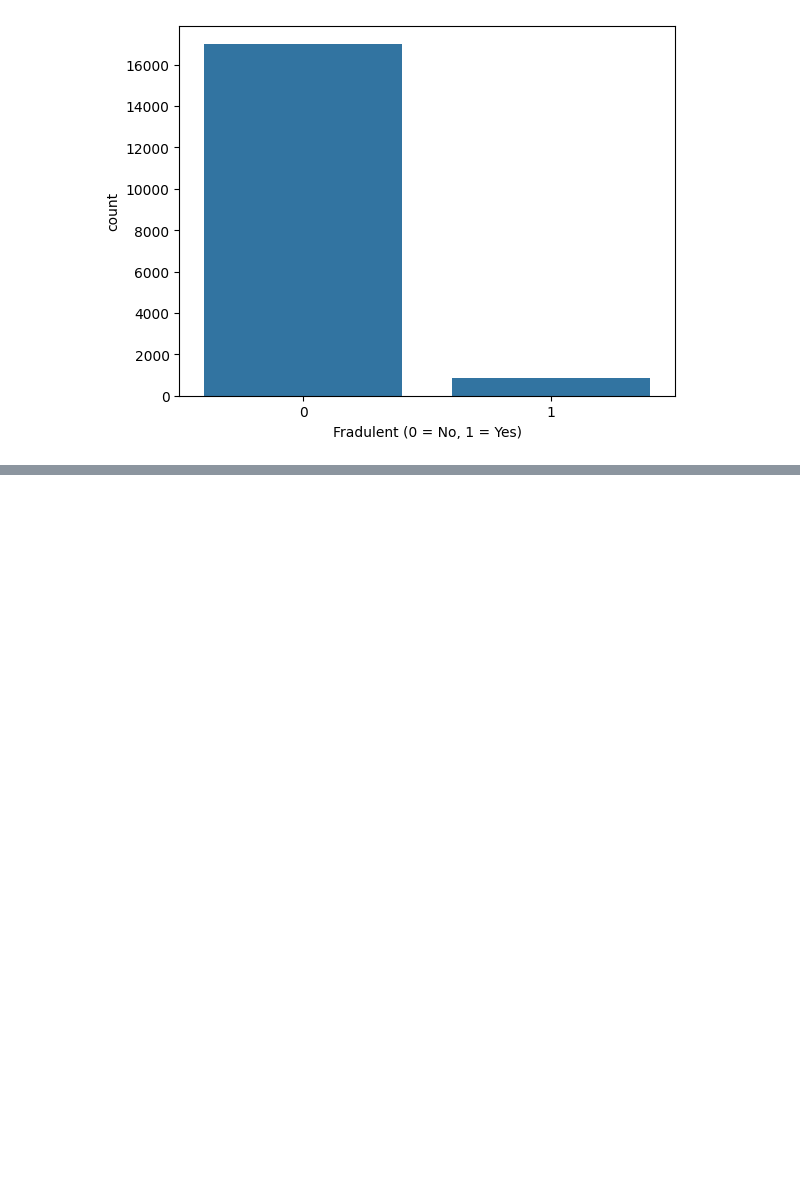
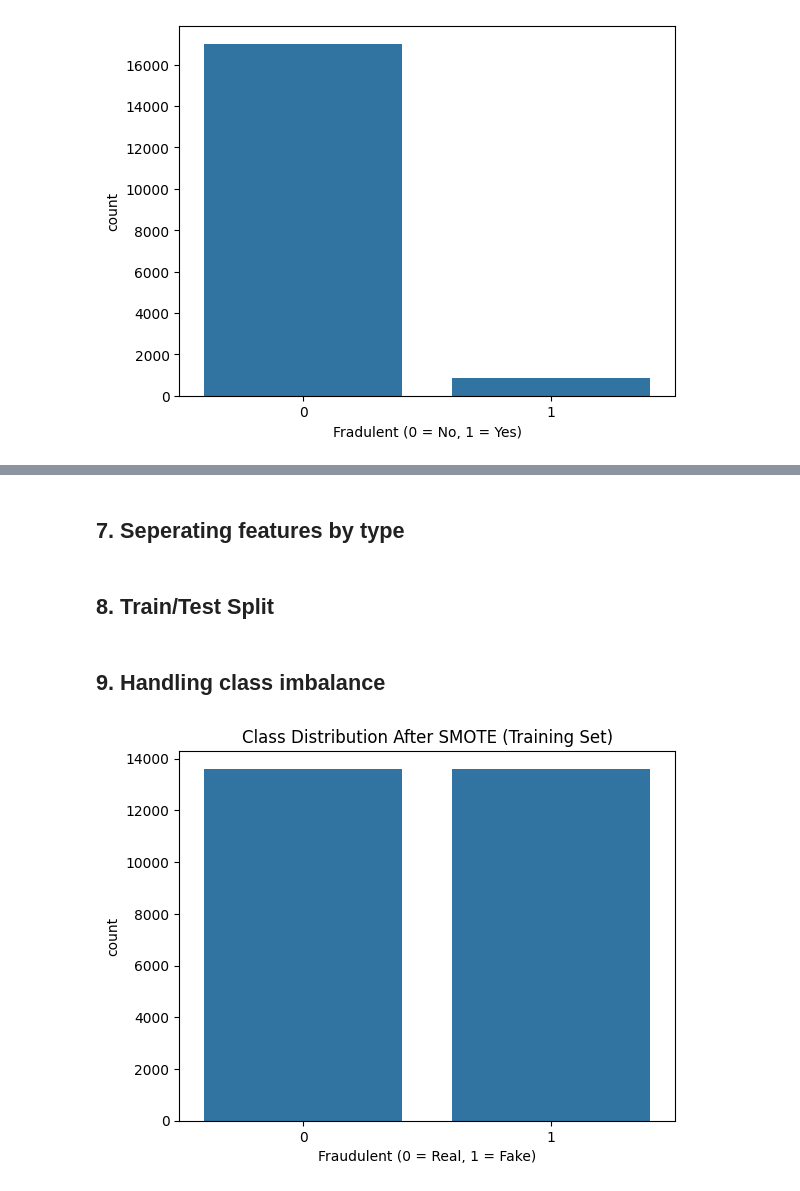
Before and after one commit to BrandonTDiep/real-fake-job-classification, a Jupyter notebook: real-fake-job-model.ipynb, the cells around one changed output, grey strips where cells are left out. Saved outputs shown, nothing was run; the diff lists cells and outputs as text; code cells hidden in the pictures; blank space fills up the shorter version.

```diff
--- a/real-fake-job-model.ipynb
+++ b/real-fake-job-model.ipynb
@@ -152,12 +145,44 @@ df.head()
+# %% [markdown]
+## 7. Seperating features by type
 # %%
-# split into train/test sets using 20% for test
-trainX, testX, trainy, testy = train_test_split(df['text_processed'], df['fraudulent'], test_size = 0.2, random_state=0)
+textual_columns = 'text_processed'
+numerical_columns = ['telecommuting', 'has_company_logo', 'has_questions']
+categorical_columns = ['employment_type', 'required_experience', 'required_education', 'industry', 'function']
 # %%
-# instantiate the vectorizer object
-# min_df, max_df just includes all the text, already removed stopwords at preprocess
-# ngram to pick up important phrases or patterns, (1,3) for like at most 3-words
-tfidf_vectorizer = TfidfVectorizer(min_df=0.0, max_df=1.0, analyzer='word', ngram_range=(1,3))
-# convert the training set into a matrix.
-tfidf_train = tfidf_vectorizer.fit_transform(trainX)
-# convert the test set into a matrix.
-tfidf_test = tfidf_vectorizer.transform(testX)
+# Define transformations
+text_transformer = TfidfVectorizer(max_features=1000, stop_words='english')
+cat_transformer = Pipeline([
+    ('onehot', OneHotEncoder(handle_unknown='ignore'))
+])
+
+# Combine everything
+preprocessor = ColumnTransformer(
+    transformers=[
+        ('text', text_transformer, textual_columns),
+        ('cat', cat_transformer, categorical_columns),
+        ('num', 'passthrough', numerical_columns)
+    ]
+)
+# %% [markdown]
+## 8. Train/Test Split
+# %%
+# Split data
+X = df[[textual_columns] + categorical_columns + numerical_columns]
+y = df['fraudulent']
+X_train, X_test, y_train, y_test = train_test_split(X, y, test_size=0.2, random_state=0, stratify=y)
+
+# Fit the preprocessor
+X_train_transformed = preprocessor.fit_transform(X_train)
+X_test_transformed = preprocessor.transform(X_test)
+# %% [markdown]
+## 9. Handling class imbalance
+# %%
+smote = SMOTE(random_state=10, k_neighbors = 3, sampling_strategy = 'minority')
+X_train_resampled, y_train_resampled = smote.fit_resample(X_train_transformed, y_train)
+
+sns.countplot(x=y_train_resampled)
+plt.title("Class Distribution After SMOTE (Training Set)")
+plt.xlabel("Fraudulent (0 = Real, 1 = Fake)")
+plt.show()
+# %% [output]
+[figure, added]
```
Also changed, not shown: parts of 18 cells of this notebook.
